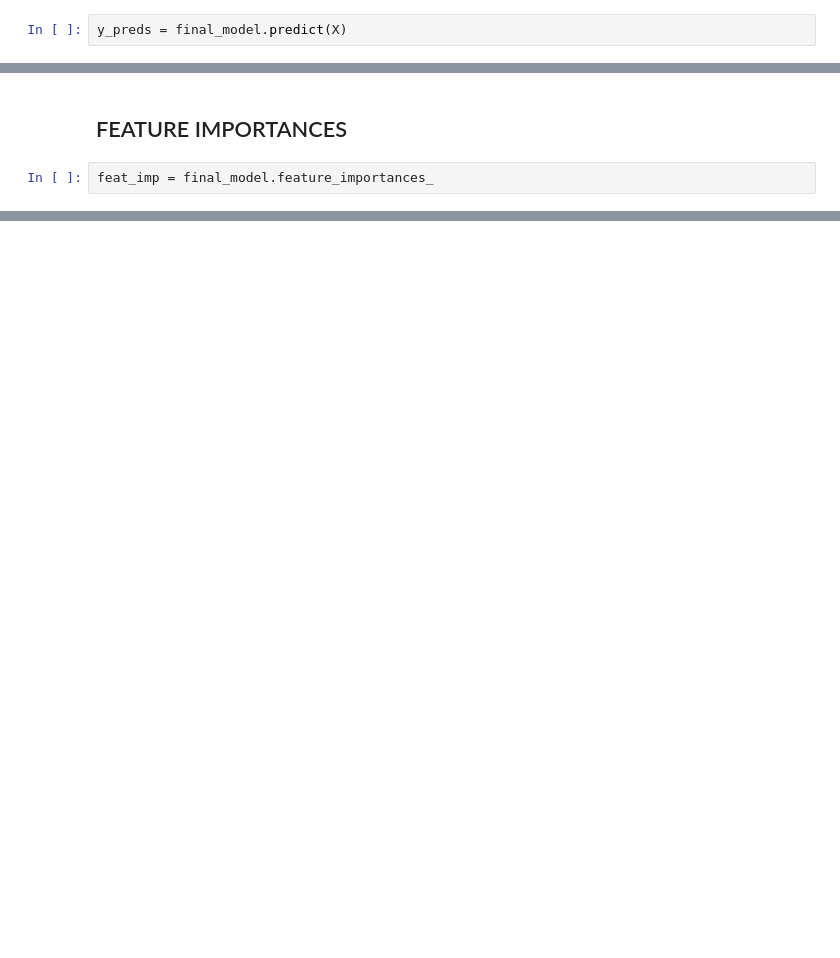
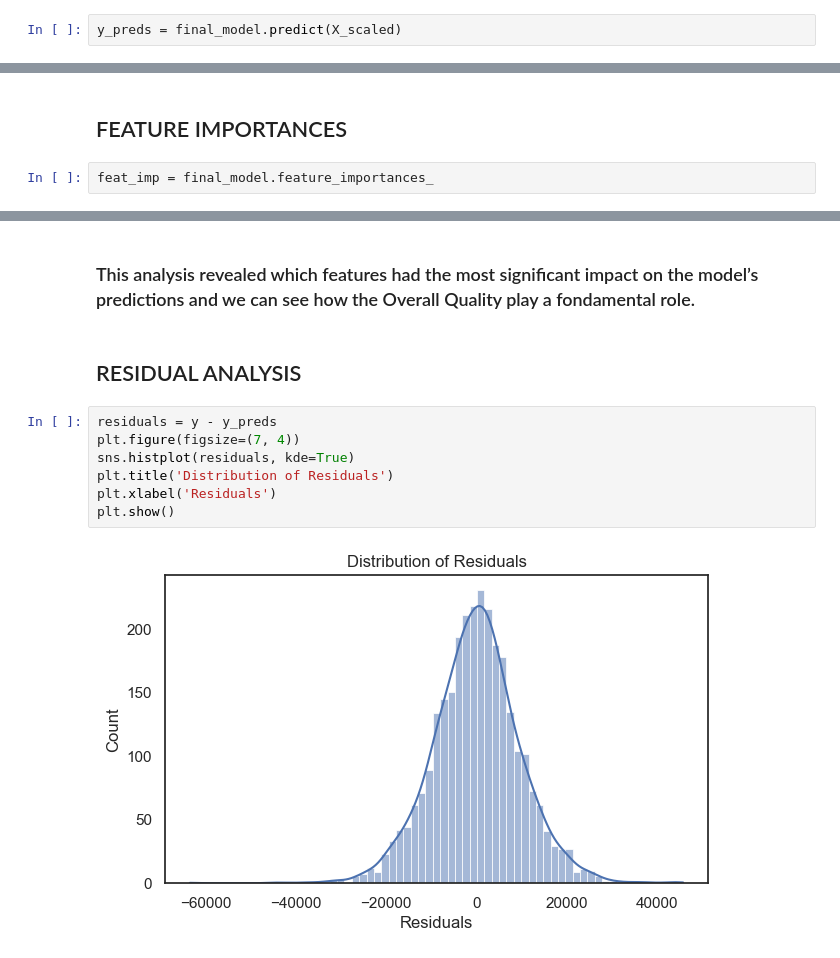
Before and after one commit to amanzoni1/ML_PredictHousesPrice, a Jupyter notebook: house_price_prediction.ipynb, the cells around one changed output, grey strips where cells are left out. Drawn from its saved outputs; the diff is of its cells as text; blank space fills up the shorter version.

```diff
--- a/house_price_prediction.ipynb
+++ b/house_price_prediction.ipynb
@@ -766,5 +772,5 @@ final_model.fit(X, y)
 GradientBoostingRegressor(min_samples_split=10, n_estimators=500,
                           random_state=42)
 # %%
-y_preds = final_model.predict(X)
+y_preds = final_model.predict(X_scaled)
 # %%
@@ -802,0 +810,13 @@ plot_features(X.columns, feat_imp)
+# %% [markdown]
+### This analysis revealed which features had the most significant impact on the model’s predictions and we can see how the Overall Quality play a fondamental role.
+# %% [markdown]
+## RESIDUAL ANALYSIS
+# %%
+residuals = y - y_preds
+plt.figure(figsize=(7, 4))
+sns.histplot(residuals, kde=True)
+plt.title('Distribution of Residuals')
+plt.xlabel('Residuals')
+plt.show()
+# %% [output]
+[figure, added]
```
Also changed, not shown: parts of 13 cells of this notebook, 1 other file.
